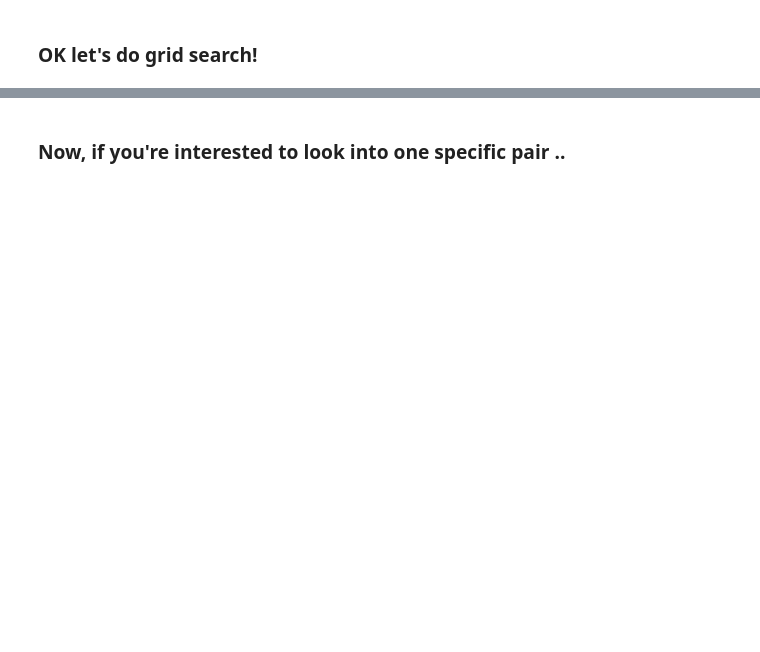
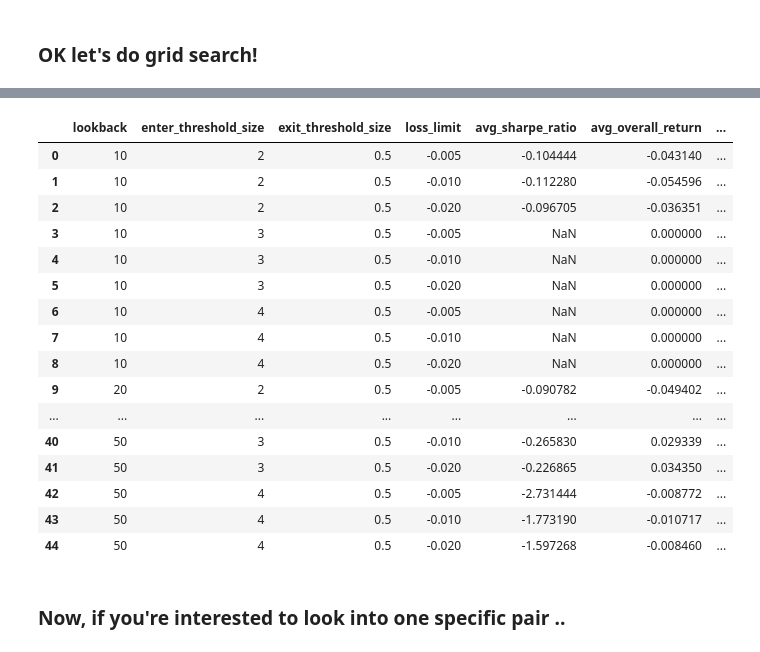
Before and after one commit to wywongbd/pairstrade-fyp-2019, a Jupyter notebook: jupyter-py/5b-Distance-Method-Grid-Search.ipynb, the cells around one changed output, grey strips where cells are left out. Cells and saved outputs as stored; diff of their text form; code cells hidden in the pictures; blank space fills up the shorter version.

```diff
--- a/jupyter-py/5b-Distance-Method-Grid-Search.ipynb
+++ b/jupyter-py/5b-Distance-Method-Grid-Search.ipynb
@@ -252,3 +273,23 @@ Backtesting all pairs using parameters (10, 2, 0.5, -0.005)
+# %%
+macro_results_df
+# %% [output]
+|  | lookback | enter_threshold_size | exit_threshold_size | loss_limit | avg_sharpe_ratio | avg_overall_return | ... |
+| 0 | 10 | 2 | 0.5 | -0.005 | -0.104444 | -0.043140 | ... |
+| 1 | 10 | 2 | 0.5 | -0.010 | -0.112280 | -0.054596 | ... |
+| 2 | 10 | 2 | 0.5 | -0.020 | -0.096705 | -0.036351 | ... |
+| 3 | 10 | 3 | 0.5 | -0.005 | NaN | 0.000000 | ... |
+| 4 | 10 | 3 | 0.5 | -0.010 | NaN | 0.000000 | ... |
+| 5 | 10 | 3 | 0.5 | -0.020 | NaN | 0.000000 | ... |
+| 6 | 10 | 4 | 0.5 | -0.005 | NaN | 0.000000 | ... |
+| 7 | 10 | 4 | 0.5 | -0.010 | NaN | 0.000000 | ... |
+| 8 | 10 | 4 | 0.5 | -0.020 | NaN | 0.000000 | ... |
+| 9 | 20 | 2 | 0.5 | -0.005 | -0.090782 | -0.049402 | ... |
+| ... | ... | ... | ... | ... | ... | ... | ... |
+| 40 | 50 | 3 | 0.5 | -0.010 | -0.265830 | 0.029339 | ... |
+| 41 | 50 | 3 | 0.5 | -0.020 | -0.226865 | 0.034350 | ... |
+| 42 | 50 | 4 | 0.5 | -0.005 | -2.731444 | -0.008772 | ... |
+| 43 | 50 | 4 | 0.5 | -0.010 | -1.773190 | -0.010717 | ... |
+| 44 | 50 | 4 | 0.5 | -0.020 | -1.597268 | -0.008460 | ... |
 # %% [markdown]
 ### Now, if you're interested to look into one specific pair ..
 # %%
```
Also changed, not shown: parts of 12 cells of this notebook.
